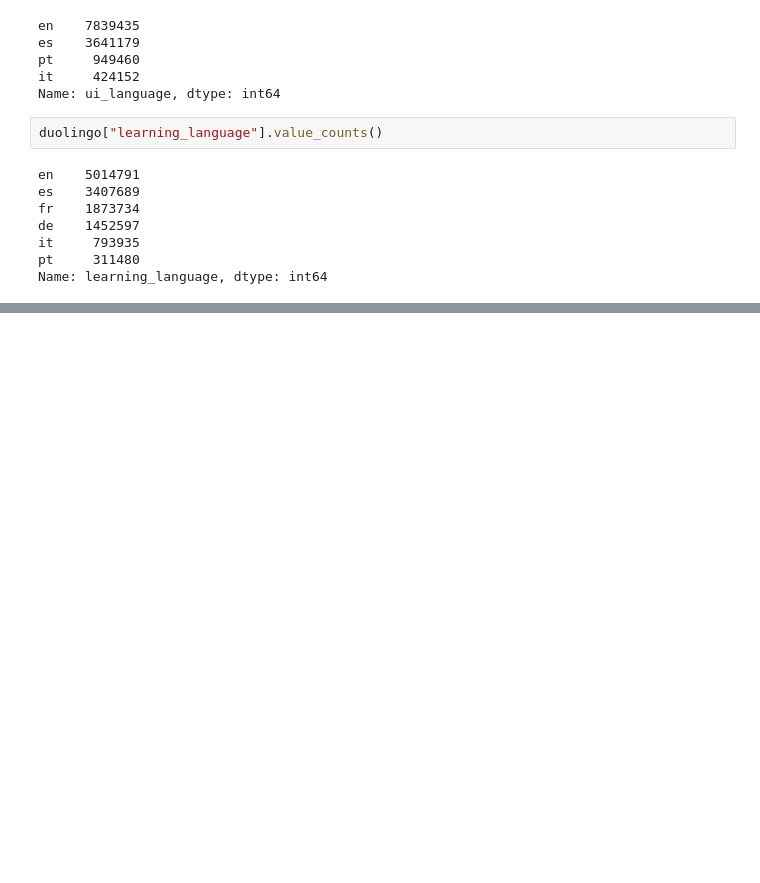
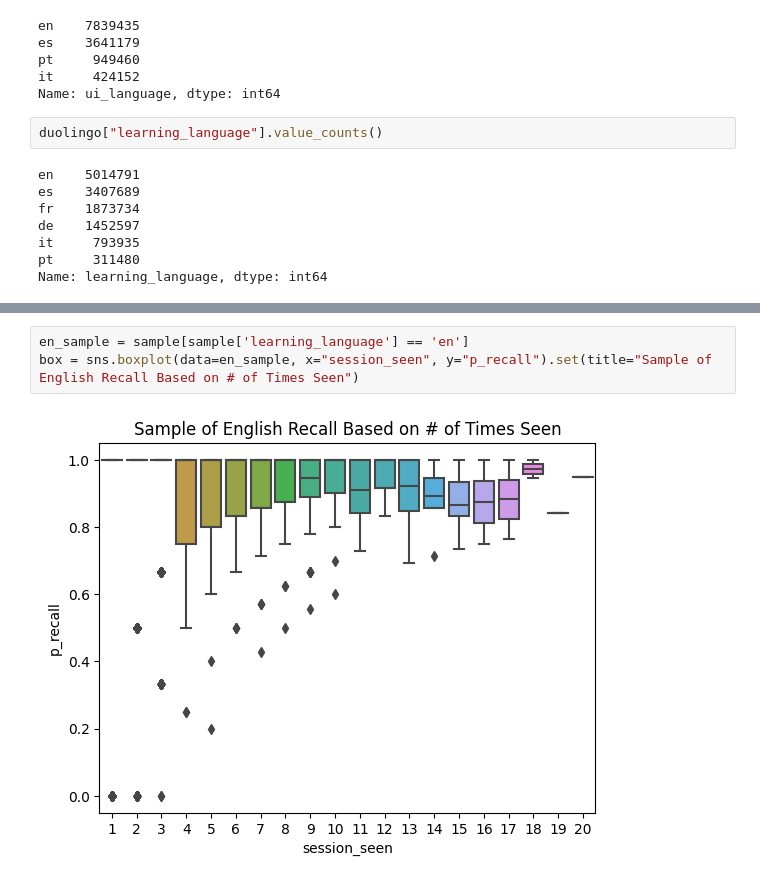
Before and after one commit to SpyChicken00/A-Computational-Approach-to-Language-Learning-Models, a Jupyter notebook: DuolingoDataset.ipynb, the cells around one changed output, grey strips where cells are left out. Drawn from its saved outputs; the diff is of its cells as text; blank space fills up the shorter version.

Commit message:
Exploring Efficacy of Spaced Repetition Learning from Duolingo

```diff
--- a/DuolingoDataset.ipynb
+++ b/DuolingoDataset.ipynb
@@ -86,0 +99,5 @@ sns.scatterplot(data=sample, x="session_seen", y="session_correct", hue = "learn
+# %%
+en_sample = sample[sample['learning_language'] == 'en']
+box = sns.boxplot(data=en_sample, x="session_seen", y="p_recall").set(title="Sample of English Recall Based on # of Times Seen")
+# %% [output]
+[figure, added]
```
Also changed, not shown: parts of 10 cells of this notebook.
